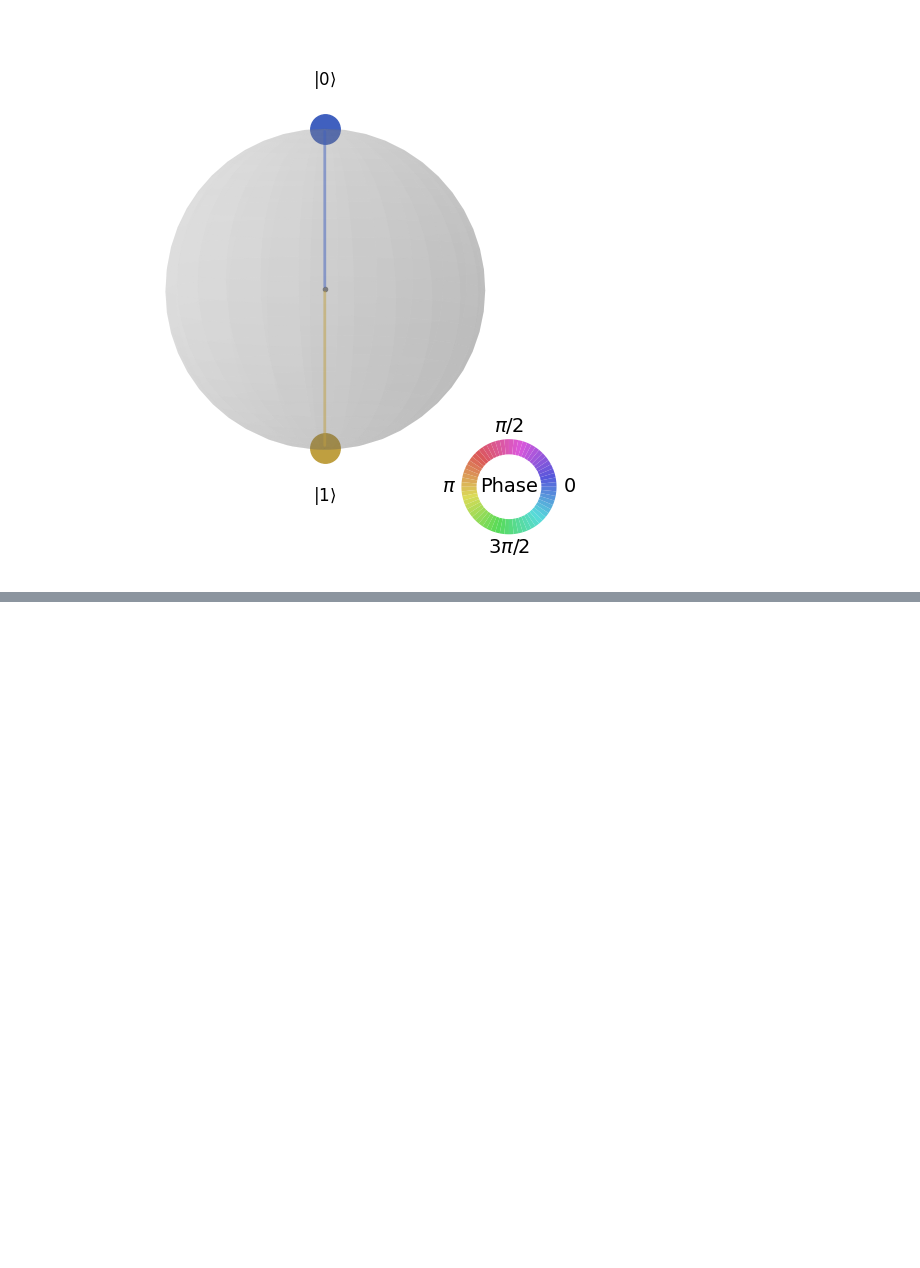
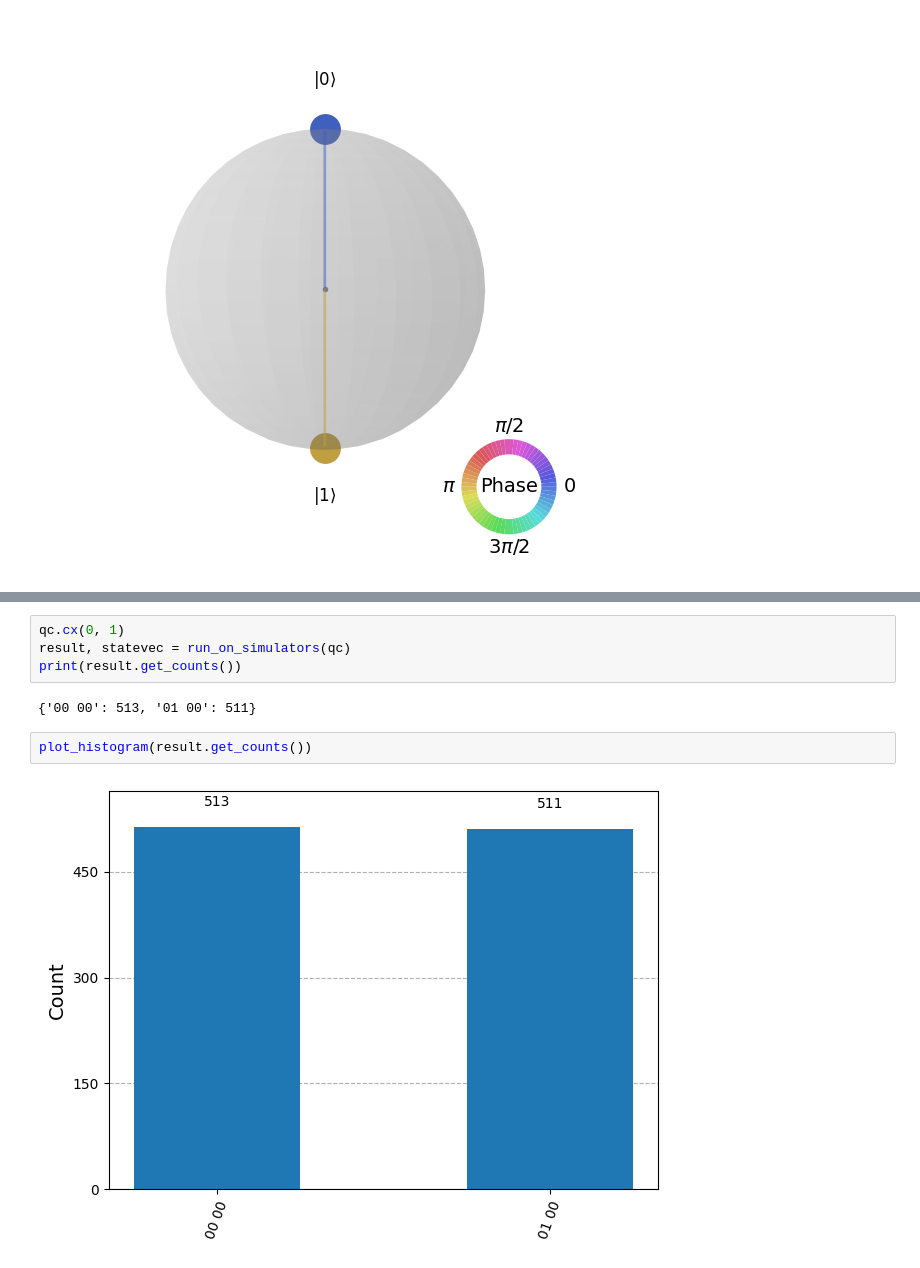
Before and after one commit to oooookk7/Quantum-Computing-with-Qiskit, a Jupyter notebook: 01-teleportation.ipynb, the cells around one changed output, grey strips where cells are left out. Drawn from its saved outputs; the diff is of its cells as text; blank space fills up the shorter version.

```diff
--- a/01-teleportation.ipynb
+++ b/01-teleportation.ipynb
@@ -53,0 +243,10 @@ plot_state_qsphere(state)
+# %%
+qc.cx(0, 1)
+result, statevec = run_on_simulators(qc)
+print(result.get_counts())
+# %% [output]
+{'00 00': 513, '01 00': 511}
+# %%
+plot_histogram(result.get_counts())
+# %% [output]
+[figure, added]
```
Also changed, not shown: parts of 33 cells of this notebook.
